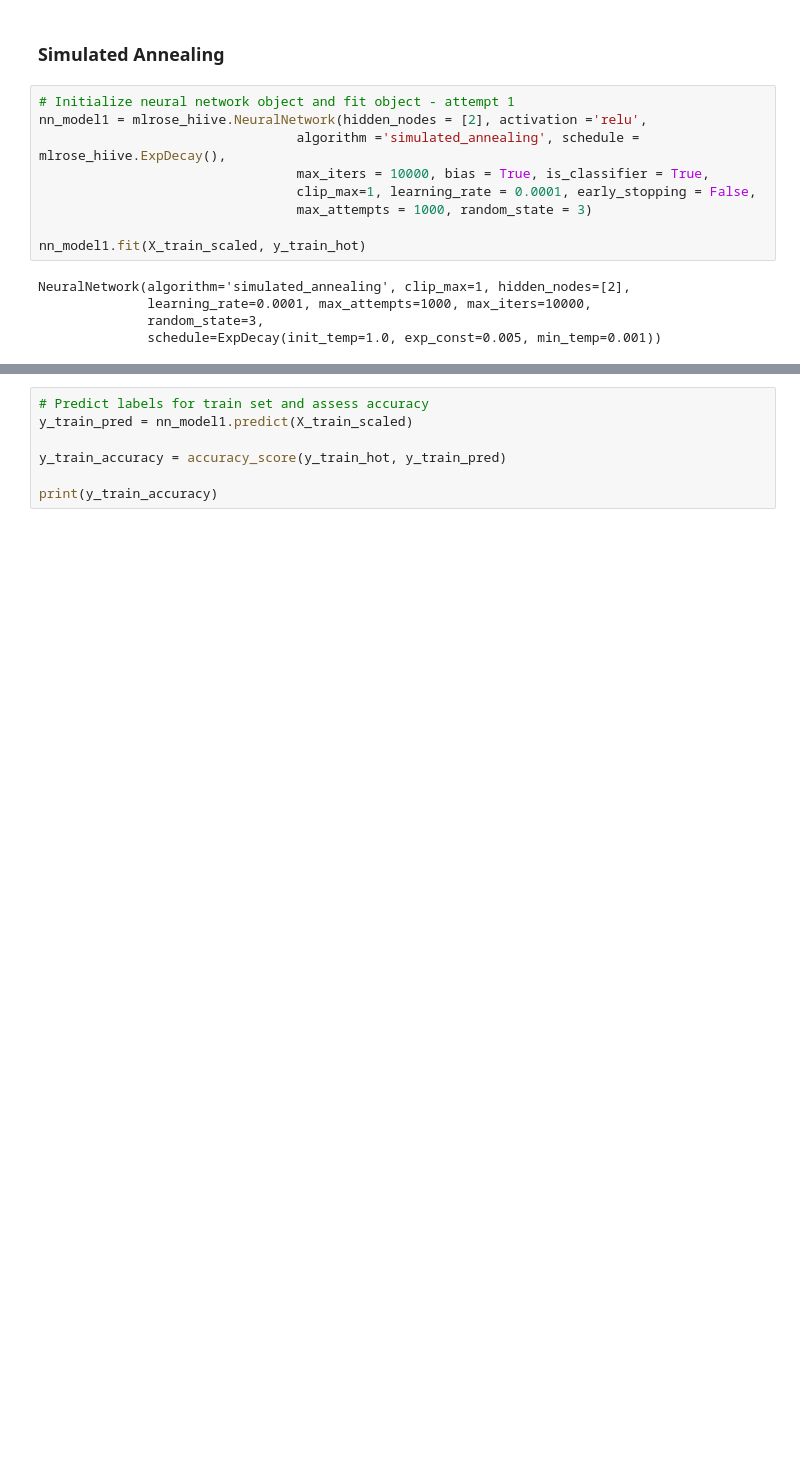
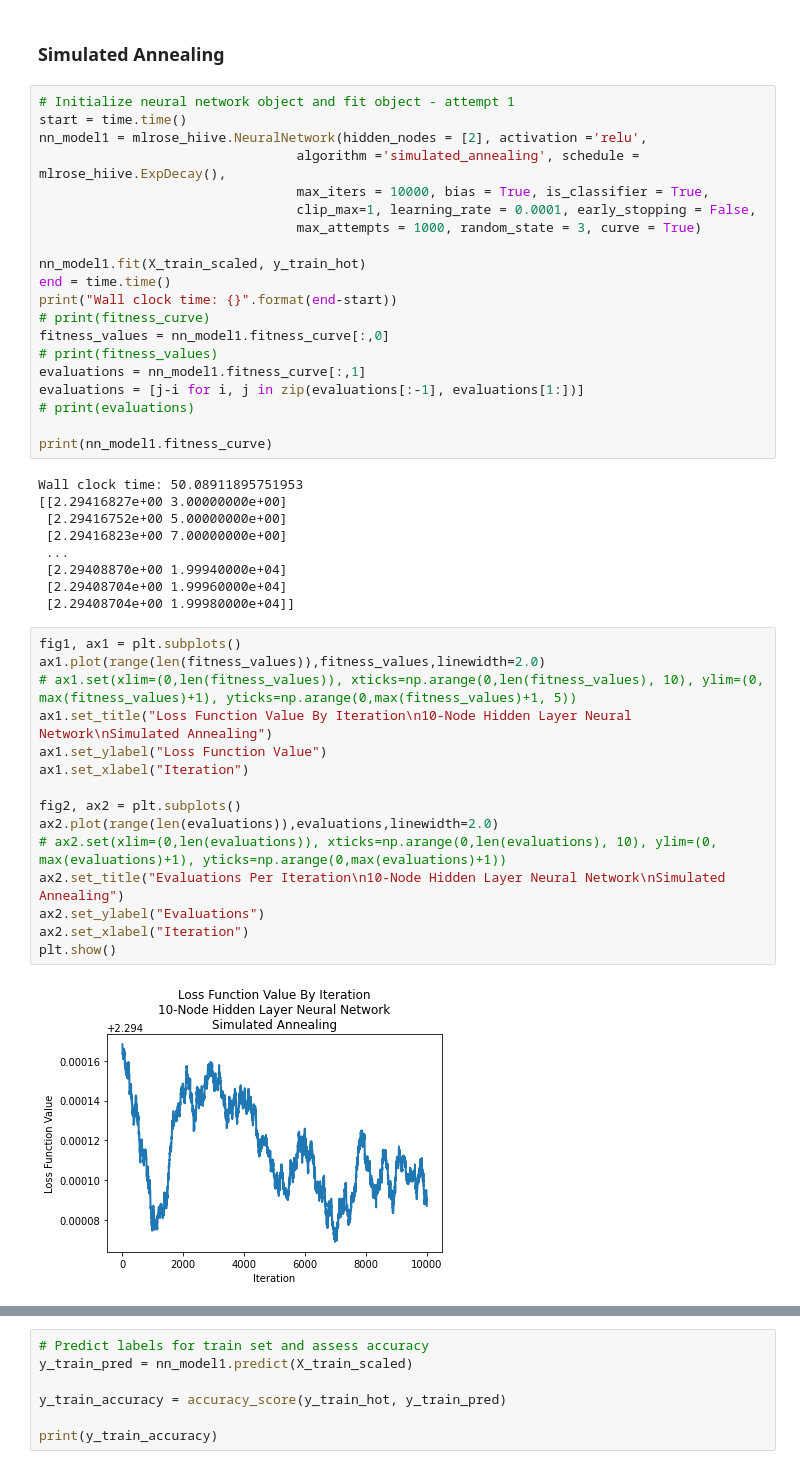
Before and after one commit to sharp-productions/meh2, a Jupyter notebook: tutorial_examples.ipynb, the cells around one changed output, grey strips where cells are left out. Drawn from its saved outputs; the diff is of its cells as text; blank space fills up the shorter version.

```diff
--- a/tutorial_examples.ipynb
+++ b/tutorial_examples.ipynb
@@ -1525,15 +1589,47 @@ print(y_test_accuracy)
 ### Simulated Annealing
 # %%
 # Initialize neural network object and fit object - attempt 1
+start = time.time()
 nn_model1 = mlrose_hiive.NeuralNetwork(hidden_nodes = [2], activation ='relu',
                                  algorithm ='simulated_annealing', schedule = mlrose_hiive.ExpDecay(),
                                  max_iters = 10000, bias = True, is_classifier = True,
                                  clip_max=1, learning_rate = 0.0001, early_stopping = False,
-                                 max_attempts = 1000, random_state = 3)
+                                 max_attempts = 1000, random_state = 3, curve = True)
 
 nn_model1.fit(X_train_scaled, y_train_hot)
+end = time.time()
+print("Wall clock time: {}".format(end-start))
+# print(fitness_curve)
+fitness_values = nn_model1.fitness_curve[:,0]
+# print(fitness_values)
+evaluations = nn_model1.fitness_curve[:,1]
+evaluations = [j-i for i, j in zip(evaluations[:-1], evaluations[1:])]
+# print(evaluations)
+
+print(nn_model1.fitness_curve)
 # %% [output]
-NeuralNetwork(algorithm='simulated_annealing', clip_max=1, hidden_nodes=[2],
-              learning_rate=0.0001, max_attempts=1000, max_iters=10000,
-              random_state=3,
-              schedule=ExpDecay(init_temp=1.0, exp_const=0.005, min_temp=0.001))
+Wall clock time: 50.08911895751953
+[[2.29416827e+00 3.00000000e+00]
+ [2.29416752e+00 5.00000000e+00]
+ [2.29416823e+00 7.00000000e+00]
+ ...
+ [2.29408870e+00 1.99940000e+04]
+ [2.29408704e+00 1.99960000e+04]
+ [2.29408704e+00 1.99980000e+04]]
+# %%
+fig1, ax1 = plt.subplots()
+ax1.plot(range(len(fitness_values)),fitness_values,linewidth=2.0)
+# ax1.set(xlim=(0,len(fitness_values)), xticks=np.arange(0,len(fitness_values), 10), ylim=(0, max(fitness_values)+1), yticks=np.arange(0,max(fitness_values)+1, 5))
+ax1.set_title("Loss Function Value By Iteration\n10-Node Hidden Layer Neural Network\nSimulated Annealing")
+ax1.set_ylabel("Loss Function Value")
+ax1.set_xlabel("Iteration")
+
+fig2, ax2 = plt.subplots()
+ax2.plot(range(len(evaluations)),evaluations,linewidth=2.0)
+# ax2.set(xlim=(0,len(evaluations)), xticks=np.arange(0,len(evaluations), 10), ylim=(0, max(evaluations)+1), yticks=np.arange(0,max(evaluations)+1))
+ax2.set_title("Evaluations Per Iteration\n10-Node Hidden Layer Neural Network\nSimulated Annealing")
+ax2.set_ylabel("Evaluations")
+ax2.set_xlabel("Iteration")
+plt.show()
+# %% [output]
+[figure, added]
```
Also changed, not shown: parts of 16 cells of this notebook.
